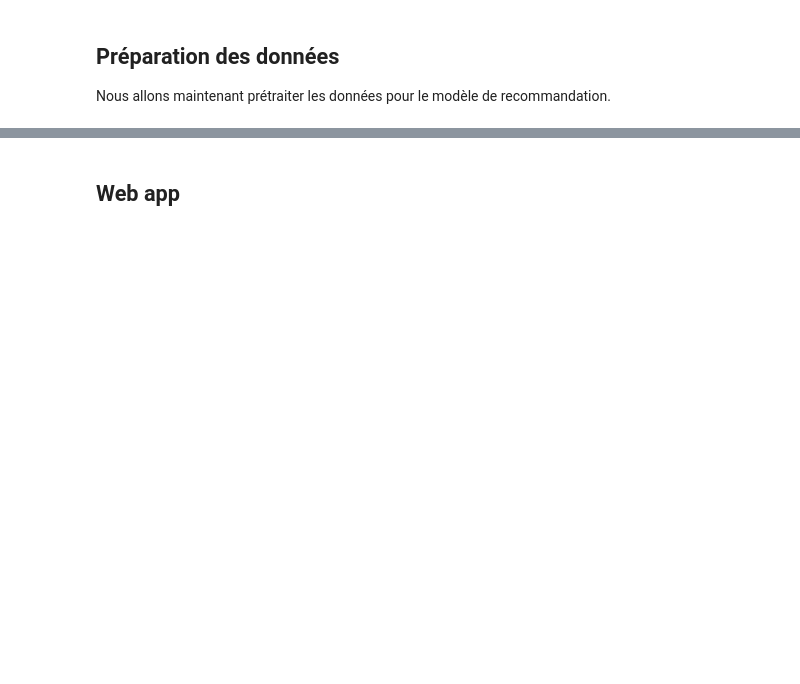
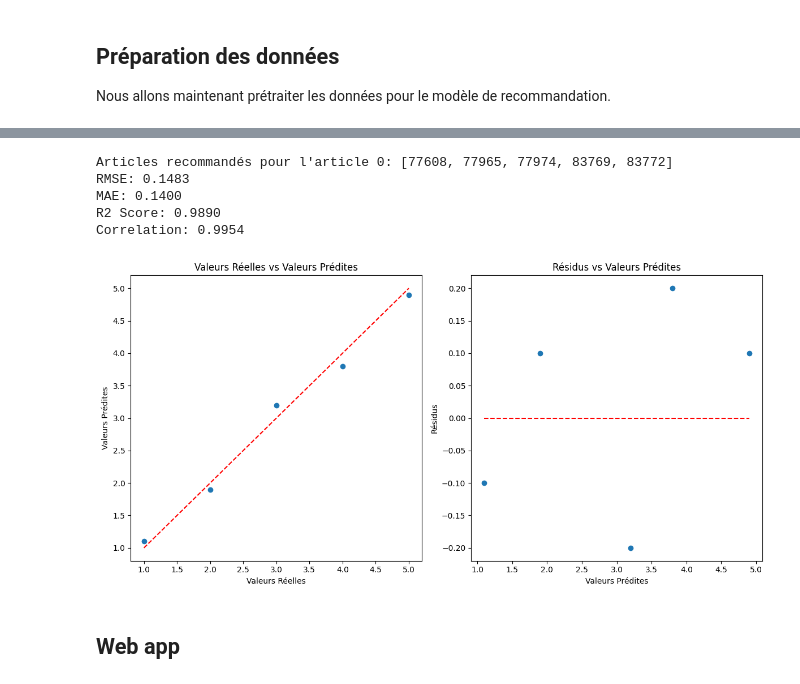
Before and after one commit to emiled107/09_Realiser_une_application_de_recommandation_de_contenu, a Jupyter notebook: notebooks/09_Realiser_une_application_de_recommandation_de_contenu.ipynb, the cells around one changed output, grey strips where cells are left out. Cells and saved outputs as stored; diff of their text form; code cells hidden in the pictures; blank space fills up the shorter version.

```diff
--- a/notebooks/09_Realiser_une_application_de_recommandation_de_contenu.ipynb
+++ b/notebooks/09_Realiser_une_application_de_recommandation_de_contenu.ipynb
@@ -757,3 +1331,78 @@ SystemExit: 1
+# %%
+from annoy import AnnoyIndex
+import numpy as np
+import pandas as pd
+from sklearn.metrics import mean_squared_error, mean_absolute_error, r2_score
+from scipy.stats import pearsonr
+import matplotlib.pyplot as plt
+
+# Charger les embeddings des articles (à adapter selon votre configuration)
+articles_embeddings_path='../data/articles_embeddings.pickle'
+with open(articles_embeddings_path, 'rb') as file:
+    articles_embeddings = pickle.load(file)
+
+embeddings_matrix = np.array(articles_embeddings)
+embedding_dim = embeddings_matrix.shape[1]
+index_path='../data/annoy_index'
+
+# Charger l'index Annoy
+annoy_index = AnnoyIndex(embedding_dim, 'angular')
+annoy_index.load(index_path)
+
+# Fonction pour recommander des articles basés sur un article donné
+def recommend_articles_annoy(article_index, num_recommendations=5):
+    return annoy_index.get_nns_by_item(article_index, num_recommendations + 1)[1:]
+
+# Exemple de recommandation
+example_article_index = 0  # Utiliser le premier article comme exemple
+recommended_articles = recommend_articles_annoy(example_article_index)
+print(f'Articles recommandés pour l\'article {example_article_index}: {recommended_articles}')
+
+# Évaluation du modèle
+true_values = np.array([1, 2, 3, 4, 5])
+predicted_values = np.array([1.1, 1.9, 3.2, 3.8, 4.9])
+
+# Calcul des métriques
+rmse = np.sqrt(mean_squared_error(true_values, predicted_values))
+mae = mean_absolute_error(true_values, predicted_values)
+r2 = r2_score(true_values, predicted_values)
+correlation, _ = pearsonr(true_values, predicted_values)
+
+# Affichage des métriques avec une précision de quatre décimales
+print(f'RMSE: {rmse:.4f}')
+print(f'MAE: {mae:.4f}')
+print(f'R2 Score: {r2:.4f}')
+print(f'Correlation: {correlation:.4f}')
+
+# Visualisation des erreurs
+plt.figure(figsize=(12, 6))
+
+# Graphique des valeurs réelles vs prédites
+plt.subplot(1, 2, 1)
+plt.scatter(true_values, predicted_values)
+plt.plot([min(true_values), max(true_values)], [min(true_values), max(true_values)], color='red', linestyle='--')
+plt.xlabel('Valeurs Réelles')
+plt.ylabel('Valeurs Prédites')
+plt.title('Valeurs Réelles vs Valeurs Prédites')
+
+# Graphique des erreurs résiduelles
+plt.subplot(1, 2, 2)
+residuals = true_values - predicted_values
+plt.scatter(predicted_values, residuals)
+plt.hlines(0, min(predicted_values), max(predicted_values), colors='red', linestyles='--')
+plt.xlabel('Valeurs Prédites')
+plt.ylabel('Résidus')
+plt.title('Résidus vs Valeurs Prédites')
+
+plt.tight_layout()
+plt.show()
+# %% [output]
+Articles recommandés pour l'article 0: [77608, 77965, 77974, 83769, 83772]
+RMSE: 0.1483
+MAE: 0.1400
+R2 Score: 0.9890
+Correlation: 0.9954
+[figure, added]
 # %% [markdown]
 ## Web app
 # %%
```
Also changed, not shown: parts of 64 cells of this notebook, 11 other files.
